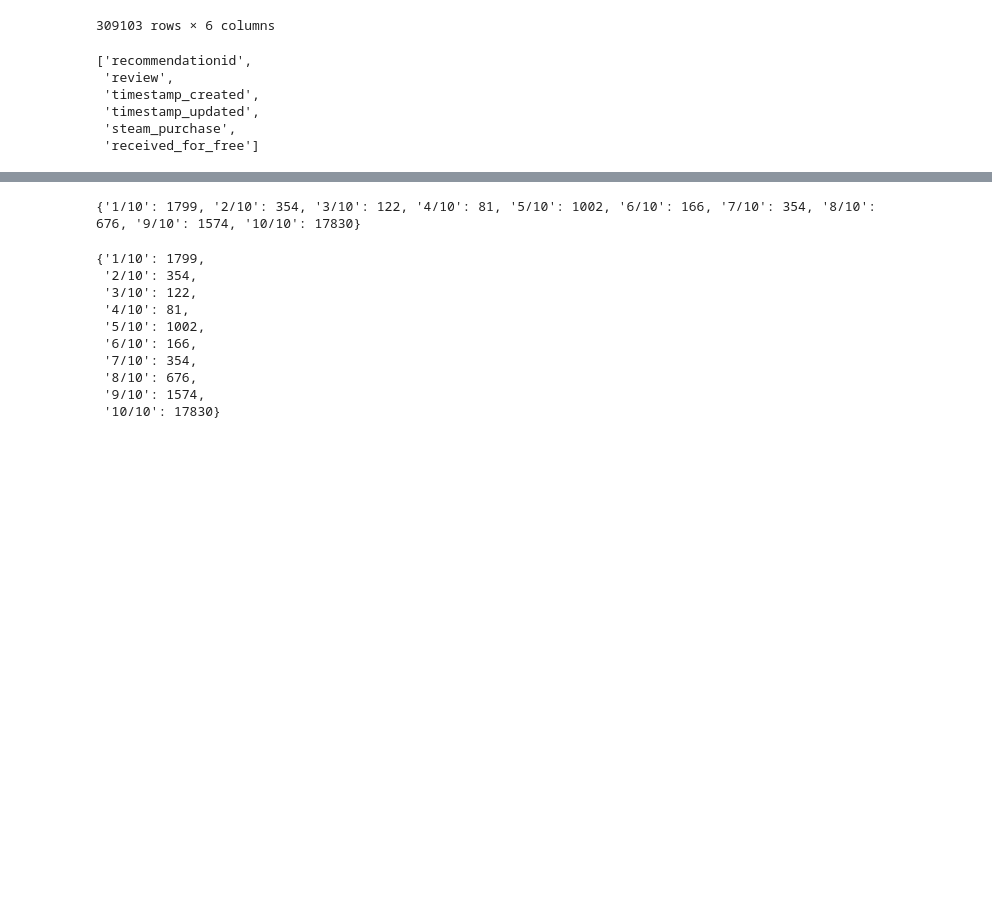
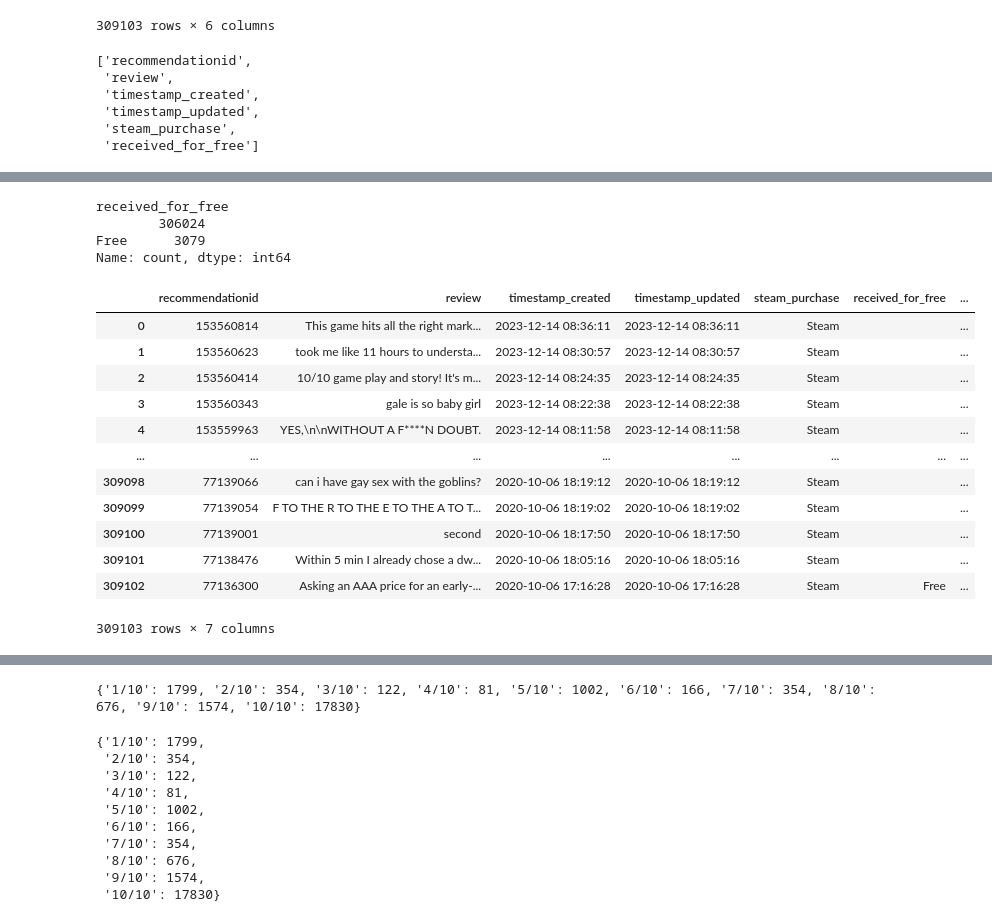
Before and after one commit to ammabe1/Data_Module-2-Mini-Project, a Jupyter notebook: BG3 Reviews Analysis.ipynb, the cells around one changed output, grey strips where cells are left out. Drawn from its saved outputs; the diff is of its cells as text; code cells hidden in the pictures; blank space fills up the shorter version.

```diff
--- a/BG3 Reviews Analysis.ipynb
+++ b/BG3 Reviews Analysis.ipynb
@@ -213,3 +213,7 @@ list(column_list)
  'timestamp_updated',
  'steam_purchase',
  'received_for_free']
+# %%
+# change booleann to str, True to Steam in column 'steam_purchase'
+BG3['steam_purchase'] = BG3['steam_purchase'].replace({True:'True', False:'False'})
+BG3.info()
@@ -215,0 +234,4 @@ list(column_list)
+# %%
+#change boolean to str in 'recevied_for_free'
+BG3['received_for_free'] = BG3['received_for_free'].replace({True: 'True', False:'False'})
+BG3.info()
@@ -215,0 +252,34 @@ list(column_list)
+# %%
+# change yes in steam column to Steam, change yes in free column to free
+# BG3['steam_purchase'].replace('True', 'Steam', inplace=True)
+# BG3.replace({'steam_purchase':'True','Steam':}, inplace=True)
+BG3['steam_purchase'] = BG3['steam_purchase'].replace({'True':'Steam','False':''})
+BG3['received_for_free'] = BG3['received_for_free'].replace({'True':'Free','False':''})
+BG3
+# build a column to consolidate Free vs Steam purchase
+# BG3['steam_purchase'].value_counts()
+BG3['received_for_free'].value_counts()
+# %% [output]
+received_for_free
+        306024
+Free      3079
+Name: count, dtype: int64
+# %%
+#concatenate 'steam_purchase' and 'received_for_free' to build new column 'Access_Method'
+#df['new column'] = df['column1'] + df['column2']
+BG3['Access_Method'] = BG3['steam_purchase'] + BG3['received_for_free']
+BG3
+# %% [output]
+|  | recommendationid | review | timestamp_created | timestamp_updated | steam_purchase | received_for_free | ... |
+| 0 | 153560814 | This game hits all the right mark... | 2023-12-14 08:36:11 | 2023-12-14 08:36:11 | Steam |  | ... |
+| 1 | 153560623 | took me like 11 hours to understa... | 2023-12-14 08:30:57 | 2023-12-14 08:30:57 | Steam |  | ... |
+| 2 | 153560414 | 10/10 game play and story! It's m... | 2023-12-14 08:24:35 | 2023-12-14 08:24:35 | Steam |  | ... |
+| 3 | 153560343 | gale is so baby girl | 2023-12-14 08:22:38 | 2023-12-14 08:22:38 | Steam |  | ... |
+| 4 | 153559963 | YES,\n\nWITHOUT A F****N DOUBT. | 2023-12-14 08:11:58 | 2023-12-14 08:11:58 | Steam |  | ... |
+| ... | ... | ... | ... | ... | ... | ... | ... |
+| 309098 | 77139066 | can i have gay sex with the goblins? | 2020-10-06 18:19:12 | 2020-10-06 18:19:12 | Steam |  | ... |
+| 309099 | 77139054 | F TO THE R TO THE E TO THE A TO T... | 2020-10-06 18:19:02 | 2020-10-06 18:19:02 | Steam |  | ... |
+| 309100 | 77139001 | second | 2020-10-06 18:17:50 | 2020-10-06 18:17:50 | Steam |  | ... |
+| 309101 | 77138476 | Within 5 min I already chose a dw... | 2020-10-06 18:05:16 | 2020-10-06 18:05:16 | Steam |  | ... |
+| 309102 | 77136300 | Asking an AAA price for an early-... | 2020-10-06 17:16:28 | 2020-10-06 17:16:28 | Steam | Free | ... |
+309103 rows × 7 columns
```
Also changed, not shown: parts of 14 cells of this notebook.
